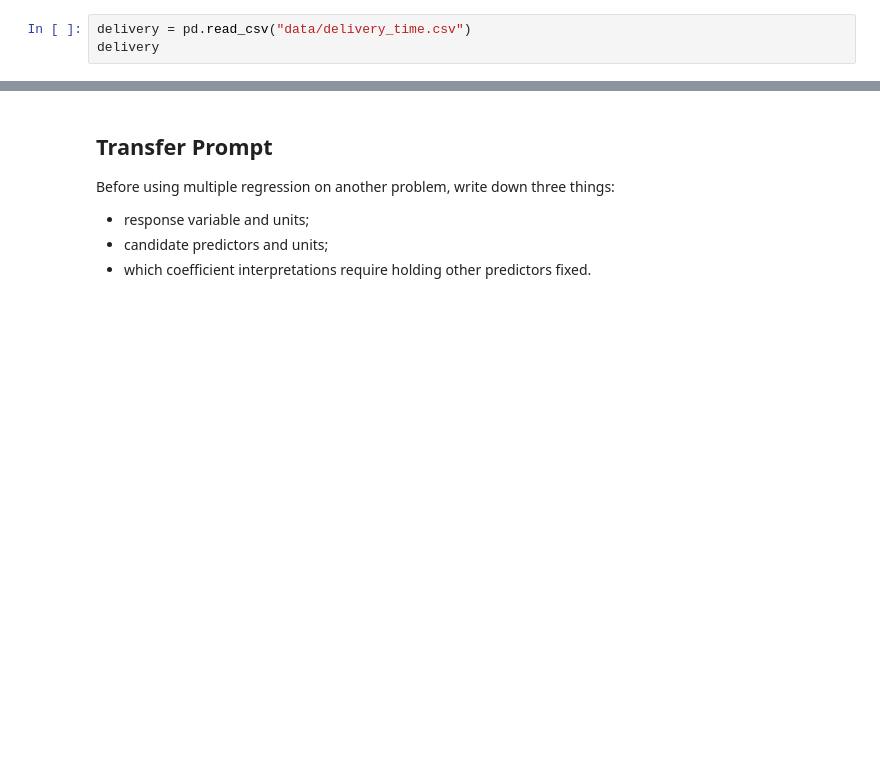
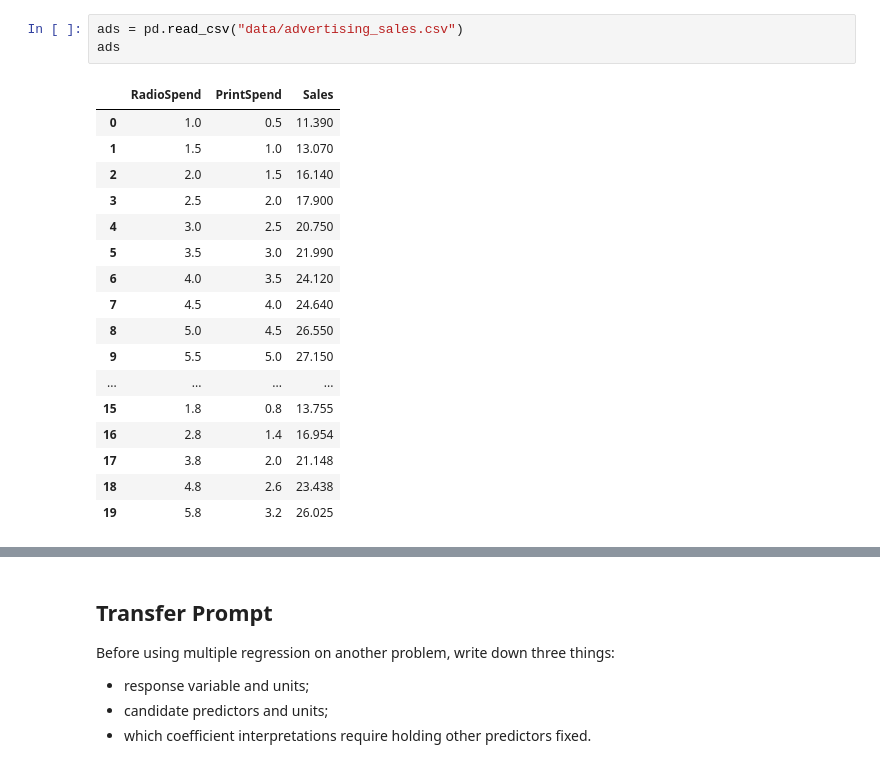
Before and after one commit to LJC-FVNR/isye4031-summer2026-labs, a Jupyter notebook: modules/02_multiple_regression/files/01_mlr_big_picture.ipynb, the cells around one changed output, grey strips where cells are left out. Cells and saved outputs as stored; diff of their text form; blank space fills up the shorter version.

```diff
--- a/modules/02_multiple_regression/files/01_mlr_big_picture.ipynb
+++ b/modules/02_multiple_regression/files/01_mlr_big_picture.ipynb
@@ -31,6 +23,24 @@ plt.rcParams["axes.grid"] = True
 # %%
-delivery = pd.read_csv("data/delivery_time.csv")
-delivery
+ads = pd.read_csv("data/advertising_sales.csv")
+ads
+# %% [output]
+|  | RadioSpend | PrintSpend | Sales |
+| 0 | 1.0 | 0.5 | 11.390 |
+| 1 | 1.5 | 1.0 | 13.070 |
+| 2 | 2.0 | 1.5 | 16.140 |
+| 3 | 2.5 | 2.0 | 17.900 |
+| 4 | 3.0 | 2.5 | 20.750 |
+| 5 | 3.5 | 3.0 | 21.990 |
+| 6 | 4.0 | 3.5 | 24.120 |
+| 7 | 4.5 | 4.0 | 24.640 |
+| 8 | 5.0 | 4.5 | 26.550 |
+| 9 | 5.5 | 5.0 | 27.150 |
+| ... | ... | ... | ... |
+| 15 | 1.8 | 0.8 | 13.755 |
+| 16 | 2.8 | 1.4 | 16.954 |
+| 17 | 3.8 | 2.0 | 21.148 |
+| 18 | 4.8 | 2.6 | 23.438 |
+| 19 | 5.8 | 3.2 | 26.025 |
 # %% [markdown]
 ## Visual Screening
 
```
Also changed, not shown: parts of 8 cells of this notebook, 7 other files.
